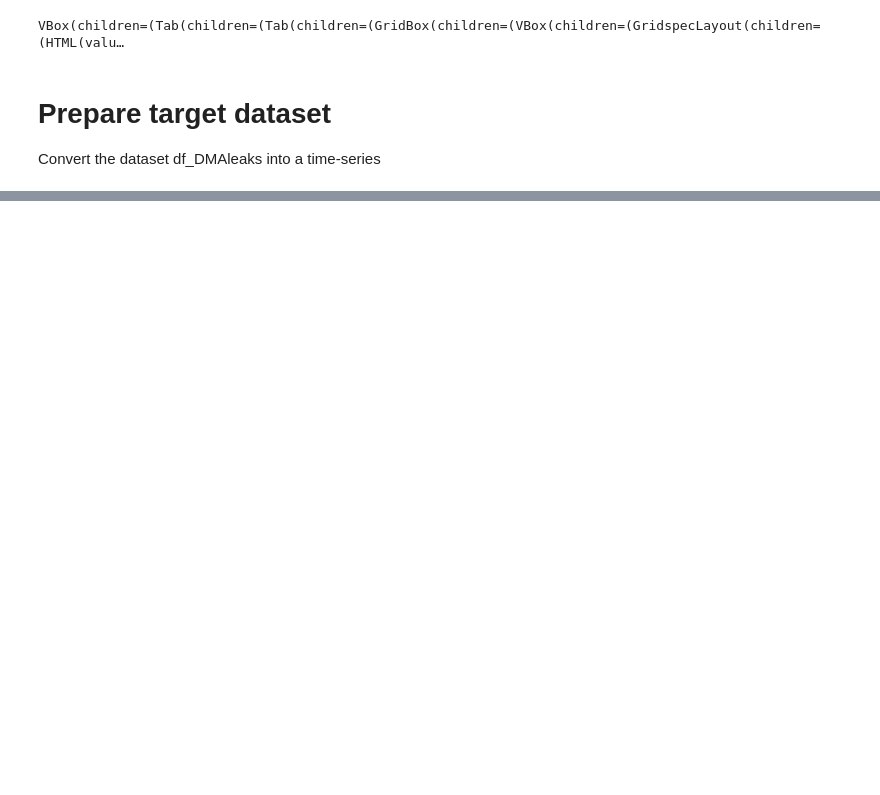
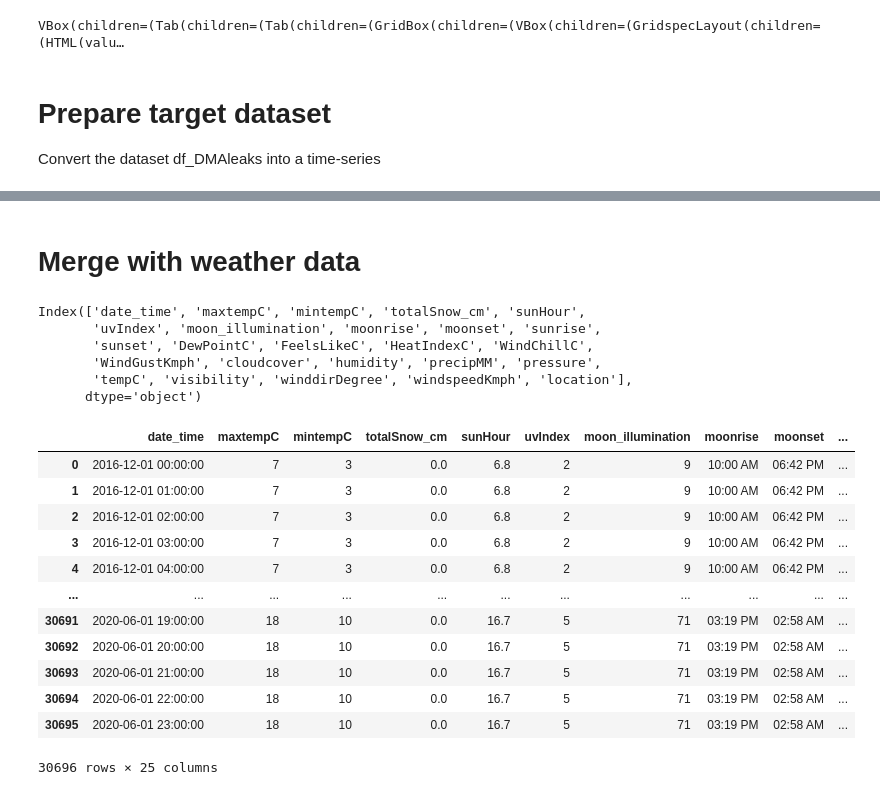
Before and after one commit to StorWater/StorWater_POC, a Jupyter notebook: notebooks/02-jsg-AW_data_exploration.ipynb, the cells around one changed output, grey strips where cells are left out. Drawn from its saved outputs; the diff is of its cells as text; code cells hidden in the pictures; blank space fills up the shorter version.

Commit message:
Merged datasets

```diff
--- a/notebooks/02-jsg-AW_data_exploration.ipynb
+++ b/notebooks/02-jsg-AW_data_exploration.ipynb
@@ -15,6 +12,8 @@ Working dir: /Users/jsg/Documents/GitHub/water_hackathlon
 # %%
 import pandas as pd
 from pandas_profiling import ProfileReport
+pd.set_option('display.max_rows', 200)
+import numpy as np
 # %% [markdown]
 # Explore AW dataset
 # %%
@@ -143,0 +231,26 @@ Convert the dataset df_DMAleaks into a time-series
+# %% [markdown]
+# Merge with weather data
+# %%
+df_weather = pd.read_csv('data/raw/Norwich_weather_Dec2016Jun2020.csv',parse_dates = ['date_time'])
+print(df_weather.columns)
+df_weather
+# %% [output]
+Index(['date_time', 'maxtempC', 'mintempC', 'totalSnow_cm', 'sunHour',
+       'uvIndex', 'moon_illumination', 'moonrise', 'moonset', 'sunrise',
+       'sunset', 'DewPointC', 'FeelsLikeC', 'HeatIndexC', 'WindChillC',
+       'WindGustKmph', 'cloudcover', 'humidity', 'precipMM', 'pressure',
+       'tempC', 'visibility', 'winddirDegree', 'windspeedKmph', 'location'],
+      dtype='object')
+|  | date_time | maxtempC | mintempC | totalSnow_cm | sunHour | uvIndex | moon_illumination | moonrise | moonset | ... |
+| 0 | 2016-12-01 00:00:00 | 7 | 3 | 0.0 | 6.8 | 2 | 9 | 10:00 AM | 06:42 PM | ... |
+| 1 | 2016-12-01 01:00:00 | 7 | 3 | 0.0 | 6.8 | 2 | 9 | 10:00 AM | 06:42 PM | ... |
+| 2 | 2016-12-01 02:00:00 | 7 | 3 | 0.0 | 6.8 | 2 | 9 | 10:00 AM | 06:42 PM | ... |
+| 3 | 2016-12-01 03:00:00 | 7 | 3 | 0.0 | 6.8 | 2 | 9 | 10:00 AM | 06:42 PM | ... |
+| 4 | 2016-12-01 04:00:00 | 7 | 3 | 0.0 | 6.8 | 2 | 9 | 10:00 AM | 06:42 PM | ... |
+| ... | ... | ... | ... | ... | ... | ... | ... | ... | ... | ... |
+| 30691 | 2020-06-01 19:00:00 | 18 | 10 | 0.0 | 16.7 | 5 | 71 | 03:19 PM | 02:58 AM | ... |
+| 30692 | 2020-06-01 20:00:00 | 18 | 10 | 0.0 | 16.7 | 5 | 71 | 03:19 PM | 02:58 AM | ... |
+| 30693 | 2020-06-01 21:00:00 | 18 | 10 | 0.0 | 16.7 | 5 | 71 | 03:19 PM | 02:58 AM | ... |
+| 30694 | 2020-06-01 22:00:00 | 18 | 10 | 0.0 | 16.7 | 5 | 71 | 03:19 PM | 02:58 AM | ... |
+| 30695 | 2020-06-01 23:00:00 | 18 | 10 | 0.0 | 16.7 | 5 | 71 | 03:19 PM | 02:58 AM | ... |
+30696 rows × 25 columns
```
Also changed, not shown: parts of 13 cells of this notebook.
